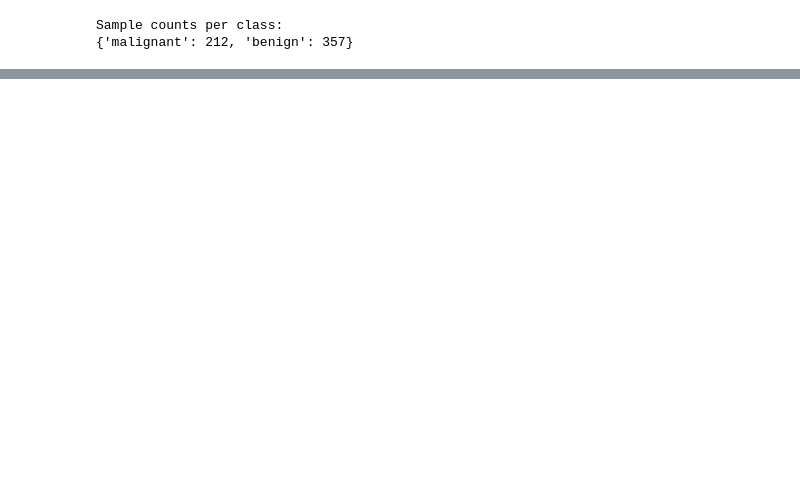
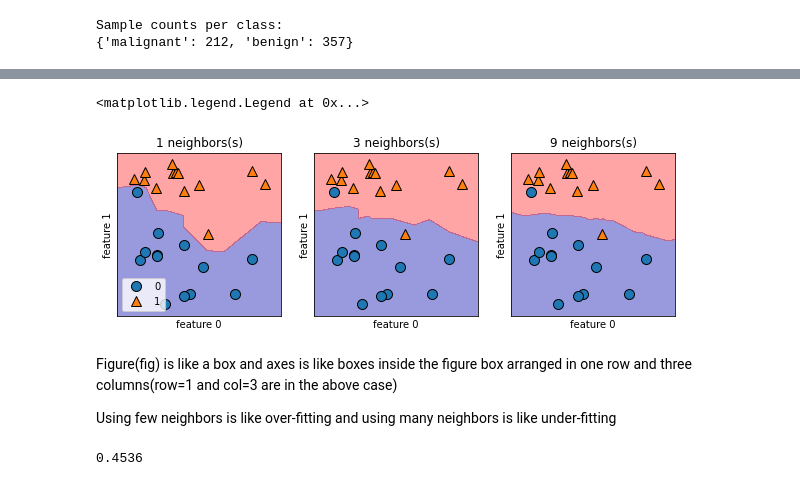
Before and after one commit to 5ude3/ML_with_python, a Jupyter notebook: supervised_learning.ipynb, the cells around one changed output, grey strips where cells are left out. Cells and saved outputs as stored; diff of their text form; code cells hidden in the pictures; blank space fills up the shorter version.

```diff
--- a/supervised_learning.ipynb
+++ b/supervised_learning.ipynb
@@ -76,0 +185,17 @@ array([0, 0, 0, 0, 0, 0, 0, 0, 0, 0, 0, 0, 0, 0, 0, 0, 0, 0, 0, 1, 1, 1,
+# %%
+fig, axes = plt.subplots(1, 3, figsize=(10, 3))
+for neighbors, ax in zip([1, 3, 9], axes):
+    clf = KNeighborsClassifier(n_neighbors=neighbors).fit(X,y)
+    mglearn.plots.plot_2d_separator(clf, X, fill=True, eps=0.5, ax=ax, alpha=.4)
+    mglearn.discrete_scatter(X[:, 0], X[:, 1], y, ax=ax)
+    ax.set_title("{} neighbors(s)".format(neighbors))
+    ax.set_xlabel("feature 0")
+    ax.set_ylabel("feature 1")
+axes[0].legend(loc=3)
+# %% [output]
+<matplotlib.legend.Legend at 0x...>
+[figure, added]
+# %% [markdown]
+Figure(fig) is like a box and axes is like boxes inside the figure box arranged in one row and three columns(row=1 and col=3 are in the above case)
+
+Using few neighbors is like over-fitting and using many neighbors is like under-fitting
@@ -76,0 +209,8 @@ array([0, 0, 0, 0, 0, 0, 0, 0, 0, 0, 0, 0, 0, 0, 0, 0, 0, 0, 0, 1, 1, 1,
+# %%
+#kg to lbs
+def kgtolbs(kg):
+    lbs = (kg / 2)-((kg/2)*0.0928)#(kg/2)9.28(correct the exact persentage) percent of half of kg ie kg/2
+    print(lbs)
+kgtolbs(1)
+# %% [output]
+0.4536
```
Also changed, not shown: parts of 17 cells of this notebook.
